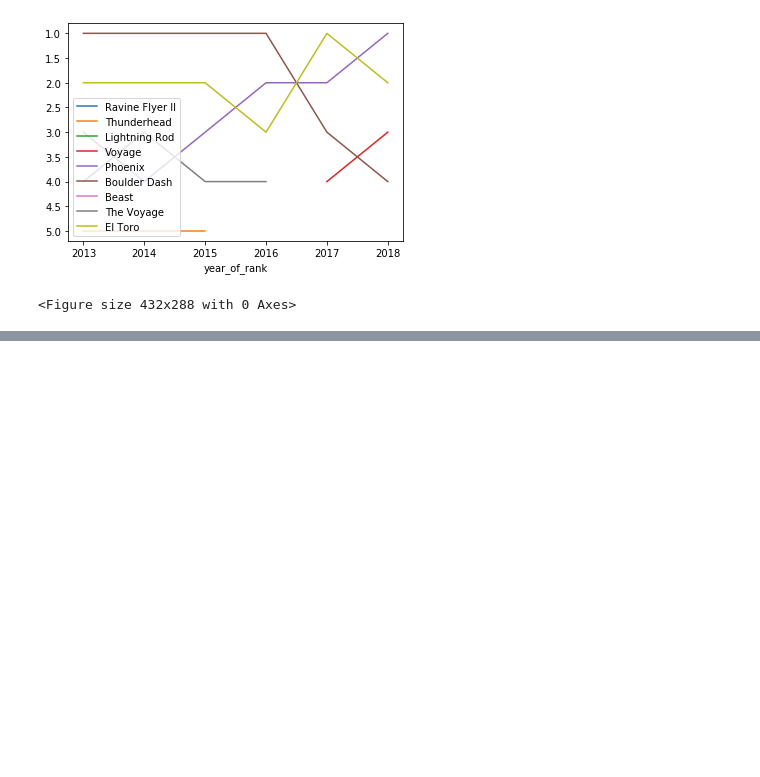
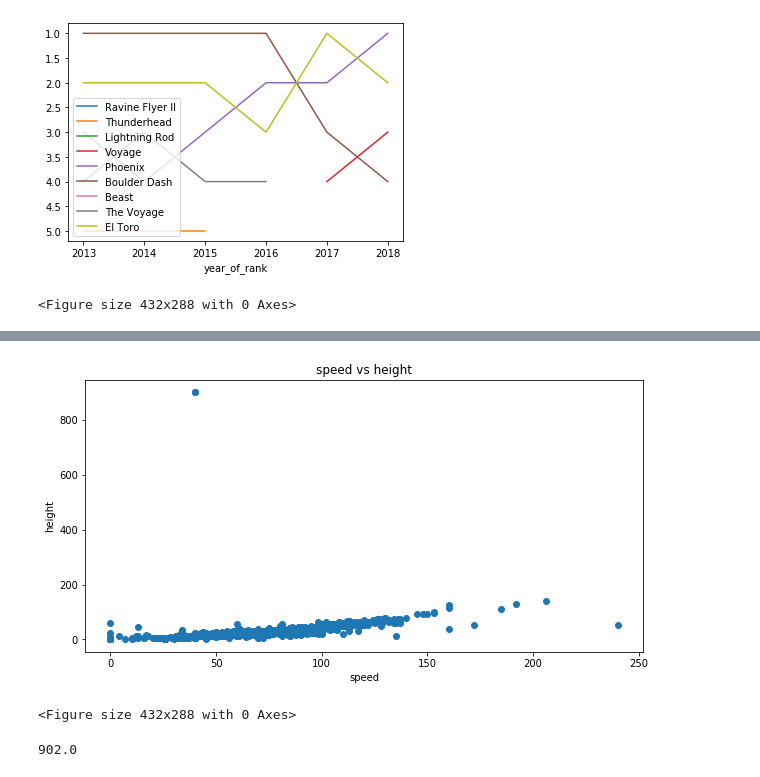
Before and after one commit to LaurentRisser/roller_coaster, a Jupyter notebook: visualization_script.ipynb, the cells around one changed output, grey strips where cells are left out. Saved outputs shown, nothing was run; the diff lists cells and outputs as text; code cells hidden in the pictures; blank space fills up the shorter version.

```diff
--- a/visualization_script.ipynb
+++ b/visualization_script.ipynb
@@ -171,0 +227,19 @@ plt.clf()
+# %%
+# Now we can create scatter plot of speed vs height
+def roller_scatter(df, column1, column2):
+    fig = plt.figure(figsize=(10,5))
+    plt.scatter(x = df[column1], y = df[column2])
+    plt.xlabel(column1)
+    plt.ylabel(column2)
+    plt.title(str(column1) +' vs ' + str(column2))
+
+    plt.show()
+roller_scatter(roller, 'speed', 'height')
+plt.clf()
+# %% [output]
+[figure, added]
+<Figure size 432x288 with 0 Axes>
+# %%
+print(roller['height'].max())
+# %% [output]
+902.0
```
Also changed, not shown: parts of 7 cells of this notebook.
